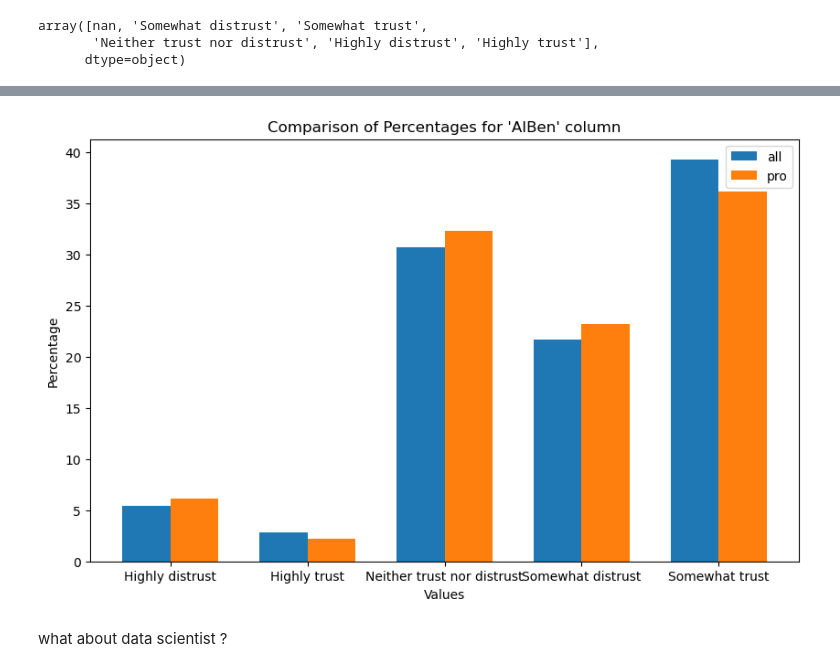
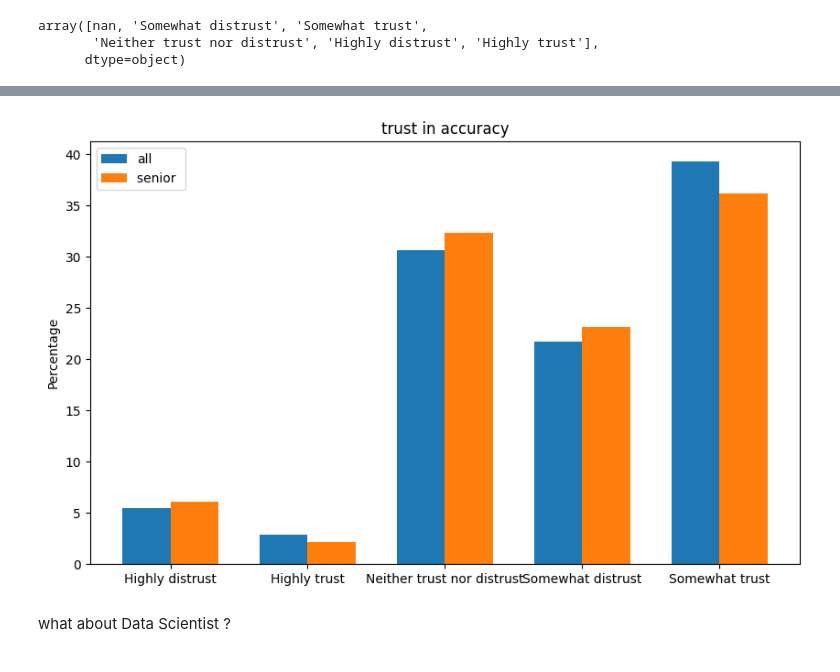
Before and after one commit to omar12oma/AI_survey, a Jupyter notebook: stack.ipynb, the cells around one changed output, grey strips where cells are left out. Cells and saved outputs as stored; diff of their text form; code cells hidden in the pictures.

```diff
--- a/stack.ipynb
+++ b/stack.ipynb
@@ -58,7 +58,7 @@ def plot_percentage(df, column_name):
     plt.title("Percentage of Each Value in '{}' column".format(column_name))
     plt.show()
 # %%
-def plot_percentage_comparison(df1, df2, column_name):
+def plot_percentage_comparison(df1, df2, column_name,Title):
     # Get the value counts for the specified column for both dataframes
     status_vals1 = df1[column_name].value_counts()
     status_vals2 = df2[column_name].value_counts()
@@ -76,11 +76,11 @@ def plot_percentage_comparison(df1, df2, column_name):
     width = 0.35  # Width of bars
 
     plt.bar(index - width/2, status_percentages1.reindex(categories, fill_value=0), width, label='all')
-    plt.bar(index + width/2, status_percentages2.reindex(categories, fill_value=0), width, label='pro')
+    plt.bar(index + width/2, status_percentages2.reindex(categories, fill_value=0), width, label='senior ')
 
-    plt.xlabel("Values")
+    #plt.xlabel("Values")
     plt.ylabel("Percentage")
-    plt.title("Comparison of Percentages for '{}' column".format(column_name))
+    plt.title(Title)
     plt.xticks(index, categories)
     plt.legend()
     plt.show()
@@ -166,9 +168,9 @@ Name: AIBen, dtype: float64
 # %%
-plot_percentage_comparison(public, public_pro, 'AIBen')
+plot_percentage_comparison(public, public_pro, 'AIBen',"trust in accuracy")
 # %% [output]
-[figure, old version]
+[figure, new version]
 # %% [markdown]
-what about data scientist ?
+what about Data Scientist ?
 # %%
 public_DS=public[public['DevType']=='Data scientist or machine learning specialist']
 public_pro_DS=public_pro[public_pro['DevType']=='Data scientist or machine learning specialist']
```
Also changed, not shown: parts of 16 cells of this notebook.
